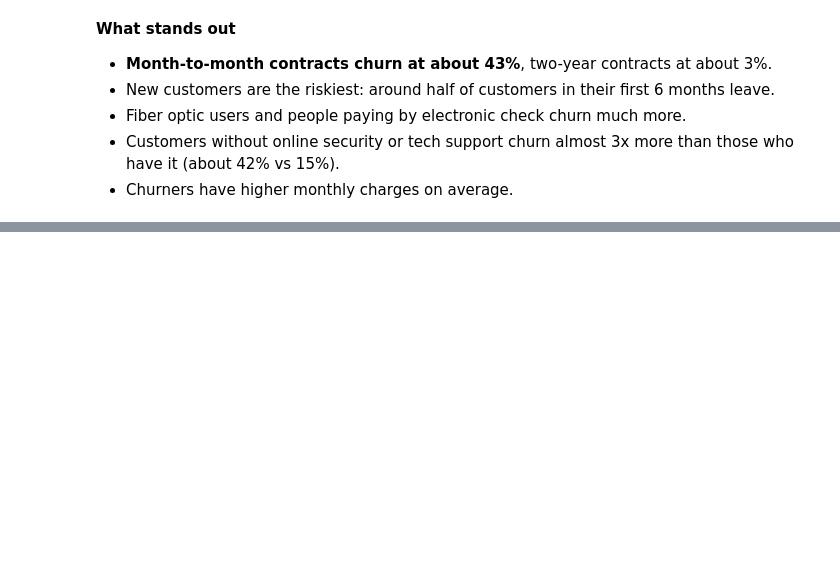
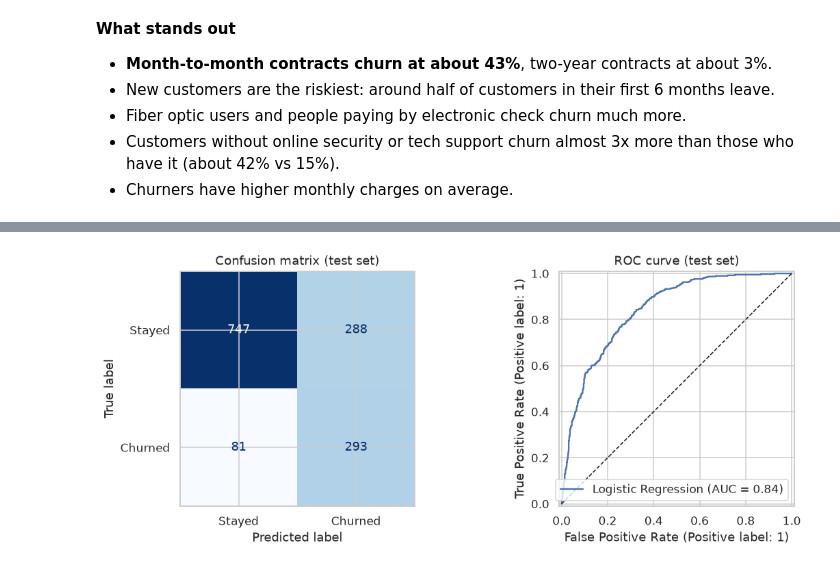
Before and after one commit to Tejdeep-67/customer-churn-prediction, a Jupyter notebook: notebooks/churn_analysis.ipynb, the cells around one changed output, grey strips where cells are left out. Saved outputs shown, nothing was run; the diff lists cells and outputs as text; code cells hidden in the pictures; blank space fills up the shorter version.

Commit message:
compare models and pick balanced logistic regression

```diff
--- a/notebooks/churn_analysis.ipynb
+++ b/notebooks/churn_analysis.ipynb
@@ -146,0 +175,30 @@ pd.DataFrame(summary)
+# %%
+models = {
+    "Logistic Regression": LogisticRegression(max_iter=1000),
+    "Logistic Regression (balanced)": LogisticRegression(max_iter=1000, class_weight="balanced"),
+    "Random Forest": RandomForestClassifier(n_estimators=300, min_samples_leaf=5, class_weight="balanced", random_state=42),
+    "Gradient Boosting": HistGradientBoostingClassifier(max_depth=4, learning_rate=0.05, max_iter=300, random_state=42),
+}
+
+cv = StratifiedKFold(n_splits=5, shuffle=True, random_state=42)
+rows = []
+fitted = {}
+for name, model in models.items():
+    pipe = Pipeline([("prep", preprocess), ("model", model)])
+    cv_auc = cross_val_score(pipe, X_train, y_train, cv=cv, scoring="roc_auc").mean()
+    pipe.fit(X_train, y_train)
+    proba = pipe.predict_proba(X_test)[:, 1]
+    pred = (proba >= 0.5).astype(int)
+    fitted[name] = pipe
+    rows.append({
+        "model": name,
+        "cv_auc": round(cv_auc, 3),
+        "test_auc": round(roc_auc_score(y_test, proba), 3),
+        "accuracy": round(accuracy_score(y_test, pred), 3),
+        "precision": round(precision_score(y_test, pred), 3),
+        "recall": round(recall_score(y_test, pred), 3),
+        "f1": round(f1_score(y_test, pred), 3),
+    })
+
+results = pd.DataFrame(rows)
+results
@@ -146,0 +219,16 @@ pd.DataFrame(summary)
+# %%
+best = fitted["Logistic Regression (balanced)"]
+proba = best.predict_proba(X_test)[:, 1]
+pred = (proba >= 0.5).astype(int)
+
+fig, axes = plt.subplots(1, 2, figsize=(11, 4.2))
+ConfusionMatrixDisplay(confusion_matrix(y_test, pred), display_labels=["Stayed", "Churned"]).plot(ax=axes[0], cmap="Blues", colorbar=False)
+axes[0].set_title("Confusion matrix (test set)")
+RocCurveDisplay.from_predictions(y_test, proba, ax=axes[1], name="Logistic Regression")
+axes[1].plot([0, 1], [0, 1], "k--", lw=1)
+axes[1].set_title("ROC curve (test set)")
+plt.tight_layout()
+plt.savefig(IMG + "model_results.png")
+plt.show()
+# %% [output]
+[figure, added]
```
Also changed, not shown: parts of 8 cells of this notebook, 2 other files.
